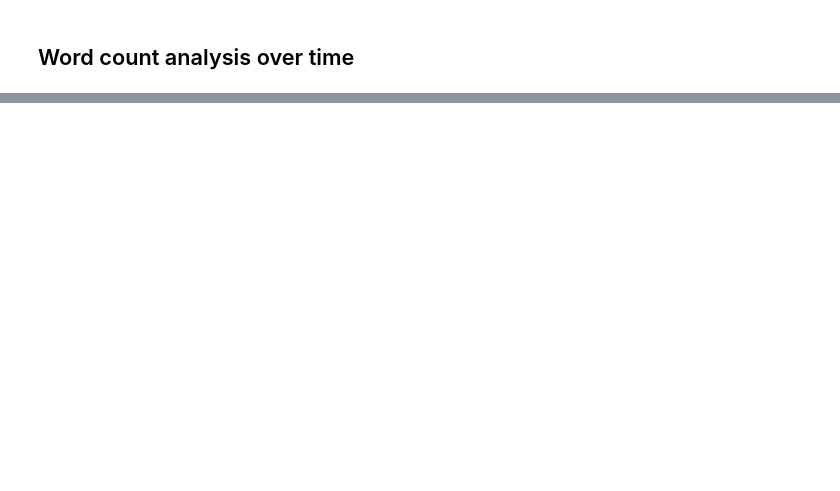
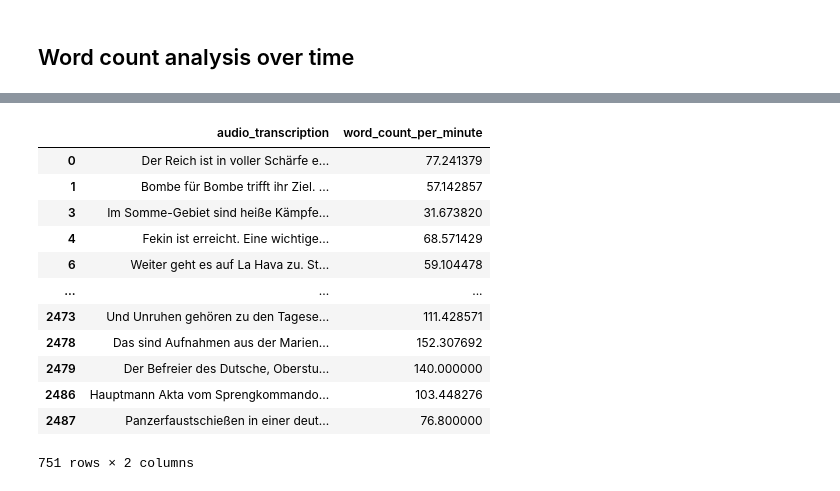
Before and after one commit to chill-bird/cultural_analytics_project, a Jupyter notebook: src/analysis/analyze_word_count.ipynb, the cells around one changed output, grey strips where cells are left out. Cells and saved outputs as stored; diff of their text form; code cells hidden in the pictures; blank space fills up the shorter version.

```diff
--- a/src/analysis/analyze_word_count.ipynb
+++ b/src/analysis/analyze_word_count.ipynb
@@ -74,5 +77,22 @@ min        7.304348
 max      205.714286
 Name: word_count_per_minute, dtype: float64
+# %%
+df.sort_values("word_count_per_minute", ascending=False)
+df[["audio_transcription", "word_count_per_minute"]]
+# %% [output]
+|  | audio_transcription | word_count_per_minute |
+| 0 | Der Reich ist in voller Schärfe e... | 77.241379 |
+| 1 | Bombe für Bombe trifft ihr Ziel. ... | 57.142857 |
+| 3 | Im Somme-Gebiet sind heiße Kämpfe... | 31.673820 |
+| 4 | Fekin ist erreicht. Eine wichtige... | 68.571429 |
+| 6 | Weiter geht es auf La Hava zu. St... | 59.104478 |
+| ... | ... | ... |
+| 2473 | Und Unruhen gehören zu den Tagese... | 111.428571 |
+| 2478 | Das sind Aufnahmen aus der Marien... | 152.307692 |
+| 2479 | Der Befreier des Dutsche, Oberstu... | 140.000000 |
+| 2486 | Hauptmann Akta vom Sprengkommando... | 103.448276 |
+| 2487 | Panzerfaustschießen in einer deut... | 76.800000 |
+751 rows × 2 columns
 # %%
 x = df['episode']
 y = df['word_count_per_minute']
```
Also changed, not shown: parts of 5 cells of this notebook, 6 other files.
